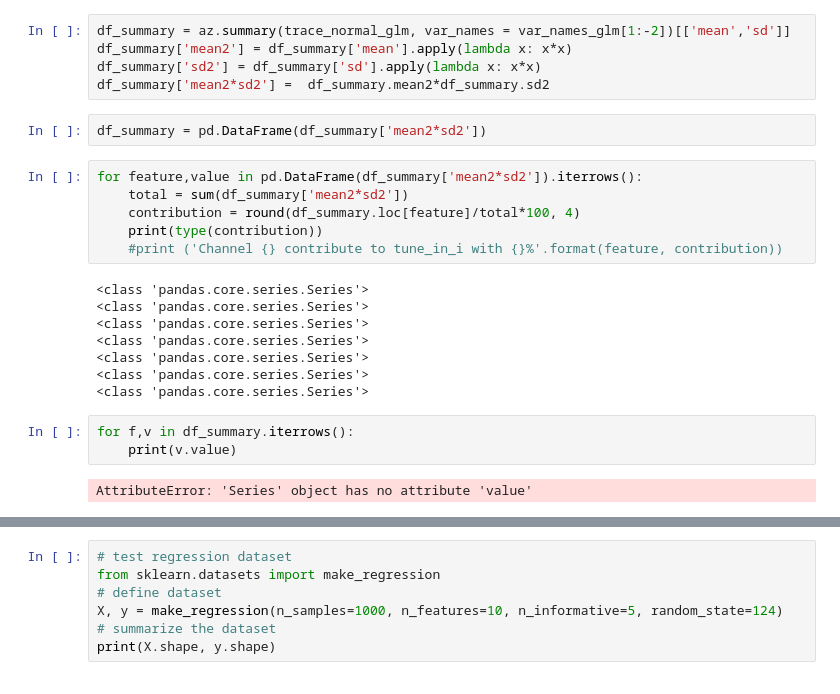
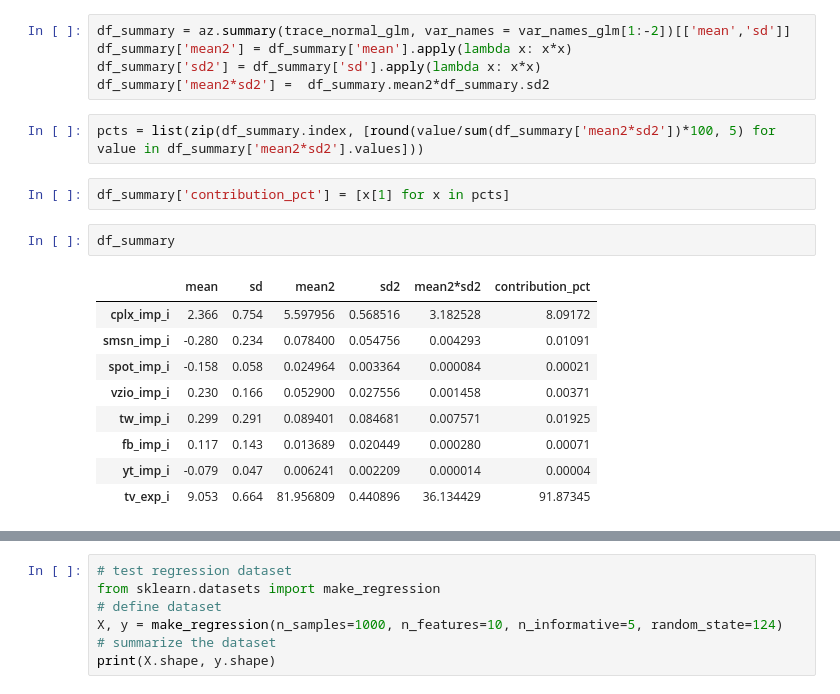
Before and after one commit to vanitoz/Bet-Awards, a Jupyter notebook: EDA_Modeling.ipynb, the cells around one changed output, grey strips where cells are left out. Cells and saved outputs as stored; diff of their text form.

```diff
--- a/EDA_Modeling.ipynb
+++ b/EDA_Modeling.ipynb
@@ -536,24 +540,19 @@ df_summary = az.summary(trace_normal_glm, var_names = var_names_glm[1:-2])[['mea
 df_summary['mean2'] = df_summary['mean'].apply(lambda x: x*x)
 df_summary['sd2'] = df_summary['sd'].apply(lambda x: x*x)
 df_summary['mean2*sd2'] =  df_summary.mean2*df_summary.sd2
-# %%
-df_summary = pd.DataFrame(df_summary['mean2*sd2'])
-# %%
-for feature,value in pd.DataFrame(df_summary['mean2*sd2']).iterrows():
-    total = sum(df_summary['mean2*sd2'])
-    contribution = round(df_summary.loc[feature]/total*100, 4)
-    print(type(contribution))
-    #print ('Channel {} contribute to tune_in_i with {}%'.format(feature, contribution))
-# %% [output]
-<class 'pandas.core.series.Series'>
-<class 'pandas.core.series.Series'>
-<class 'pandas.core.series.Series'>
-<class 'pandas.core.series.Series'>
-<class 'pandas.core.series.Series'>
-<class 'pandas.core.series.Series'>
-<class 'pandas.core.series.Series'>
-# %%
-for f,v in df_summary.iterrows():
-    print(v.value)
-# %% [output]
-AttributeError: 'Series' object has no attribute 'value'
+# %%
+pcts = list(zip(df_summary.index, [round(value/sum(df_summary['mean2*sd2'])*100, 5) for value in df_summary['mean2*sd2'].values]))
+# %%
+df_summary['contribution_pct'] = [x[1] for x in pcts]
+# %%
+df_summary
+# %% [output]
+|  | mean | sd | mean2 | sd2 | mean2*sd2 | contribution_pct |
+| cplx_imp_i | 2.366 | 0.754 | 5.597956 | 0.568516 | 3.182528 | 8.09172 |
+| smsn_imp_i | -0.280 | 0.234 | 0.078400 | 0.054756 | 0.004293 | 0.01091 |
+| spot_imp_i | -0.158 | 0.058 | 0.024964 | 0.003364 | 0.000084 | 0.00021 |
+| vzio_imp_i | 0.230 | 0.166 | 0.052900 | 0.027556 | 0.001458 | 0.00371 |
+| tw_imp_i | 0.299 | 0.291 | 0.089401 | 0.084681 | 0.007571 | 0.01925 |
+| fb_imp_i | 0.117 | 0.143 | 0.013689 | 0.020449 | 0.000280 | 0.00071 |
+| yt_imp_i | -0.079 | 0.047 | 0.006241 | 0.002209 | 0.000014 | 0.00004 |
+| tv_exp_i | 9.053 | 0.664 | 81.956809 | 0.440896 | 36.134429 | 91.87345 |
```
Also changed, not shown: parts of 33 cells of this notebook, 1 other file.
